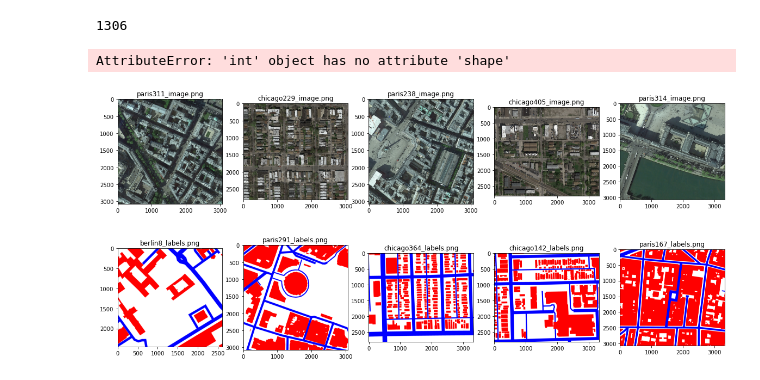
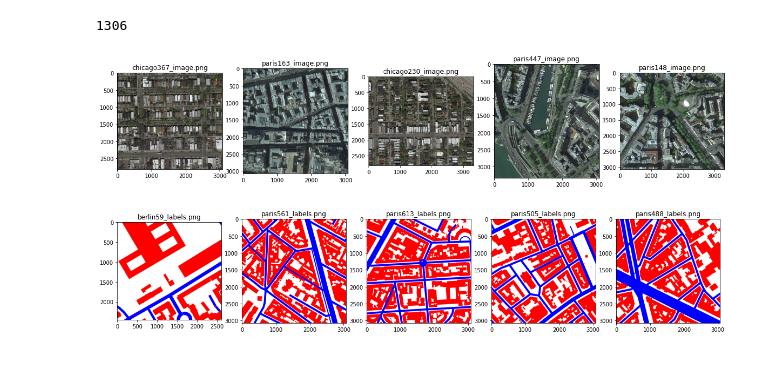
Before and after one commit to james-t-little/cnn_diss_repo, a Jupyter notebook: code/tf_model.ipynb, the cells around one changed output. Saved outputs shown, nothing was run; the diff lists cells and outputs as text; code cells hidden in the pictures.

```diff
--- a/code/tf_model.ipynb
+++ b/code/tf_model.ipynb
@@ -17,7 +26,7 @@ from PIL import Image
 # %%
-#drive.mount('/content/drive')
+drive.mount('/content/drive')
 
-path = r'C:\Users\james\Documents\dissertation_seg_data'
+path = r'/content/drive/MyDrive/dissertation_seg_data'
 
 input_path = os.path.join(path,"input")
 
@@ -37,29 +48,27 @@ len(image_mask_path)
 # %% [output]
 1306
 # %%
-patch_size = 512
+patch_size = 128
 
 def load_images(path):
 
     images = []
 
-    for image in range(len(path)):
+    for image in tqdm(range(len(path))):
         #input
         inp_path = path[image]
-        img = PIL.Image.open(inp_path)
+        img = Image.open(inp_path)
         img = (np.array(img)/255)
 
-        size_x = (image.shape[1] // patch_size) * patch_size
-        size_y = (image.shape[0] // patch_size) * patch_size
+        size_x = (img.shape[0] // patch_size) * patch_size
+        size_y = (img.shape[1] // patch_size) * patch_size
 
-        img = img.fromarray(img)
-        img = np.array(img.crop((0, 0, size_x, size_y)))
+        img_patches = np.squeeze(patchify(np.array(img[0:size_x, 0:size_y]), (patch_size, patch_size, 3), step=patch_size))
 
-        img_patches = patchify(img, (patch_size, patch_size, 3), step=patch_size)
-
-        for x in range(len(img_patches[0])):
-            for y in range(len(img_patches[1])):
-                images.append(np.squeeze(img_patches[x,y]))
+        for x in range(img_patches.shape[0]):
+            for y in range(img_patches.shape[1]):
+                patch = img_patches[x,y]
+                images.append(np.squeeze(patch))
 
     return images
 
@@ -67,52 +76,49 @@ def load_mask(path):
 
     images = []
 
-    for image in range(len(path)):
+    for image in tqdm(range(len(path))):
         #input
         inp_path = path[image]
-        img = PIL.Image.open(inp_path)
-        img = (np.array(img)/255)
+        img = Image.open(inp_path)
+        img = ImageOps.grayscale(img)
+        img = (np.array(img))
 
-        size_x = (img.shape[1] // patch_size) * patch_size
-        size_y = (img.shape[0] // patch_size) * patch_size
+        size_x = (img.shape[0] // patch_size) * patch_size
+        size_y = (img.shape[1] // patch_size) * patch_size
 
-        img = Image.fromarray(img)
-        img = np.array(img.crop((0, 0, size_x, size_y)))
+        img = np.array(img[0:size_x, 0:size_y])
 
-        img = PIL.ImageOps.grayscale(img)
+        img_patches = np.squeeze(patchify(img, (patch_size, patch_size), step=patch_size))
 
-        img_patches = patchify(img, (patch_size, patch_size, 1), step=patch_size)
-
-        for x in range(len(img_patches[0])):
-            for y in range(len(img_patches[1])):
-                images.append(np.squeeze(img_patches[x,y]))
+        for x in range(img_patches.shape[0]):
+            for y in range(img_patches.shape[1]):
+                patch = img_patches[x,y]
+                images.append(np.squeeze(patch))
 
     return images
 
 X_data = load_images(image_input_path)
 
-Y_data = load_images(image_mask_path)
+#Y_data = load_mask(image_mask_path)
 
-X_train, X_test, Y_train, Y_test = train_test_split(X_data, Y_data, test_size=0.15, random_state=42)
+#X_train, X_test, Y_train, Y_test = train_test_split(X_data, Y_data, test_size=0.15, random_state=42)
-# %% [output]
-AttributeError: 'int' object has no attribute 'shape'
 # %%
 def show_data(directory):
     plt.figure(figsize=(20,20))
     for i in range(5):
         file = random.choice(os.listdir(directory))
         image_path= os.path.join(directory, file)
-        img=PIL.Image.open(image_path)
+        img = Image.open(image_path)
         ax=plt.subplot(1,5,i+1)
         ax.title.set_text(file)
         plt.imshow(img)
 
 show_data(input_path)
 
 show_data(mask_path)
 # %% [output]
-[figure, old version]
+[figure, new version]
-[figure, old version]
+[figure, new version]
 # %%
 from keras.models import Sequential
 from keras_preprocessing.image import ImageDataGenerator
```
Also changed, not shown: parts of 3 cells of this notebook.
